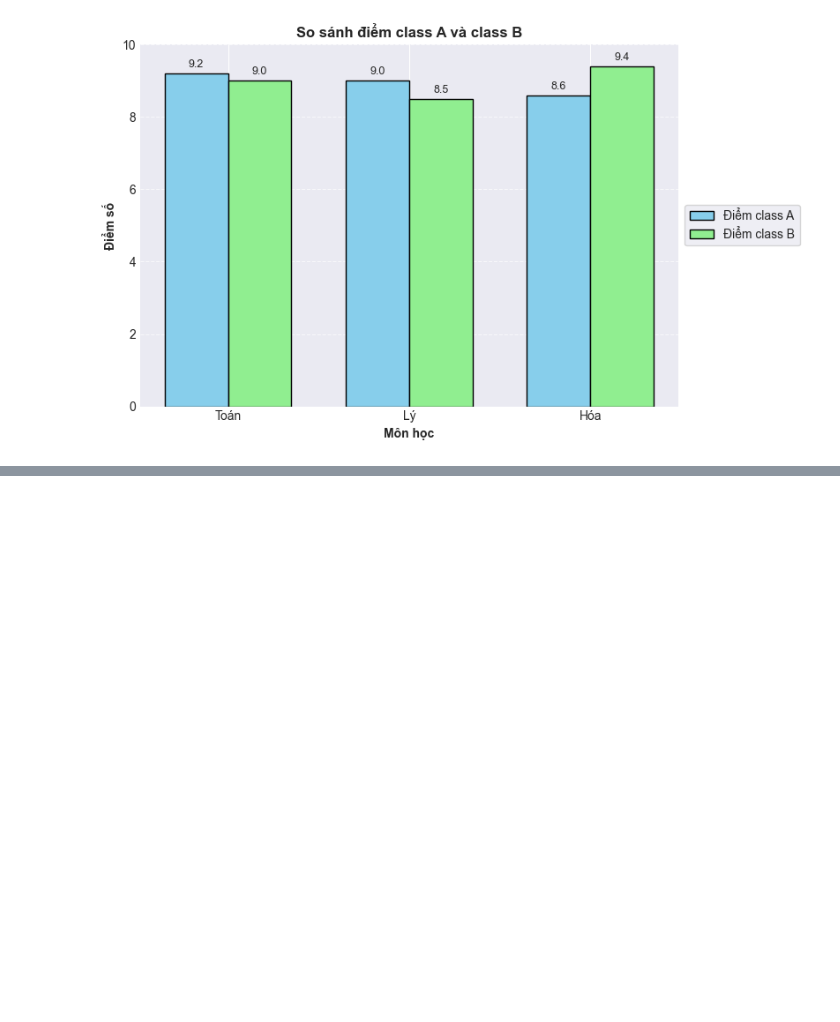
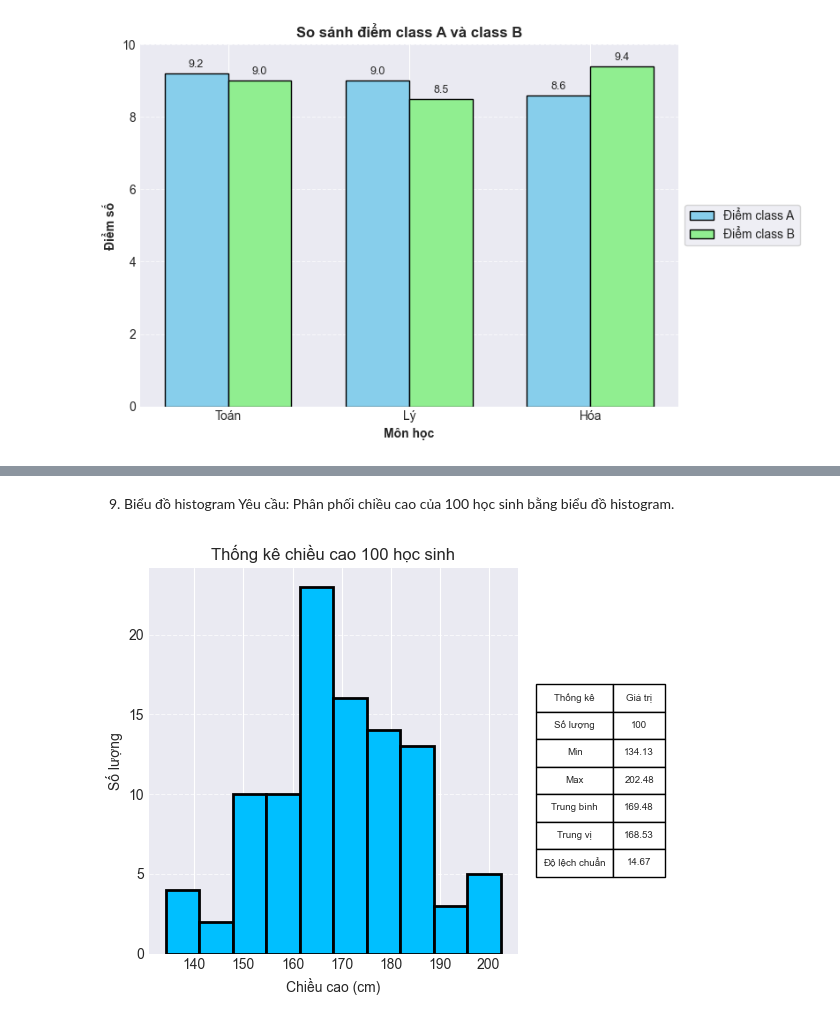
Before and after one commit to TruongQuangPhat/AI-Journey, a Jupyter notebook: Matplotlib/Matplotlib_Excercise.ipynb, the cells around one changed output, grey strips where cells are left out. Saved outputs shown, nothing was run; the diff lists cells and outputs as text; code cells hidden in the pictures; blank space fills up the shorter version.

```diff
--- a/Matplotlib/Matplotlib_Excercise.ipynb
+++ b/Matplotlib/Matplotlib_Excercise.ipynb
@@ -245,0 +204,41 @@ plt.show()
+# %% [markdown]
+9. Biểu đồ histogram
+Yêu cầu: Phân phối chiều cao của 100 học sinh bằng biểu đồ histogram.
+# %%
+height_students = np.random.normal(loc=170, scale=15, size=100)
+
+counts, bins, patches = plt.hist(height_students, bins=10, color="deepskyblue", edgecolor="black", linewidth=2)
+plt.xlabel("Chiều cao (cm)")
+plt.ylabel("Số lượng")
+plt.title("Thống kê chiều cao 100 học sinh")
+plt.grid(True, axis="y", linestyle="--", alpha=0.7)
+
+count = len(height_students)
+min_val = np.min(height_students)
+max_val = np.max(height_students)
+mean_val = np.mean(height_students)
+median_val = np.median(height_students)
+std_val = np.std(height_students)
+
+stats_data = [
+    ["Số lượng", f"{count}"],
+    ["Min", f"{min_val:.2f}"],
+    ["Max", f"{max_val:.2f}"],
+    ["Trung bình", f"{mean_val:.2f}"],
+    ["Trung vị", f"{median_val:.2f}"],
+    ["Độ lệch chuẩn", f"{std_val:.2f}"]
+]
+
+plt.table(
+    cellText=stats_data,
+    colLabels=["Thống kê", "Giá trị"],
+    loc="upper right",
+    cellLoc="center",
+    colWidths=[0.3, 0.2],
+    bbox=[1.05, 0.2, 0.35, 0.5]
+)
+
+plt.tight_layout()
+plt.show()
+# %% [output]
+[figure, added]
```
Also changed, not shown: parts of 14 cells of this notebook, 2 other files.
